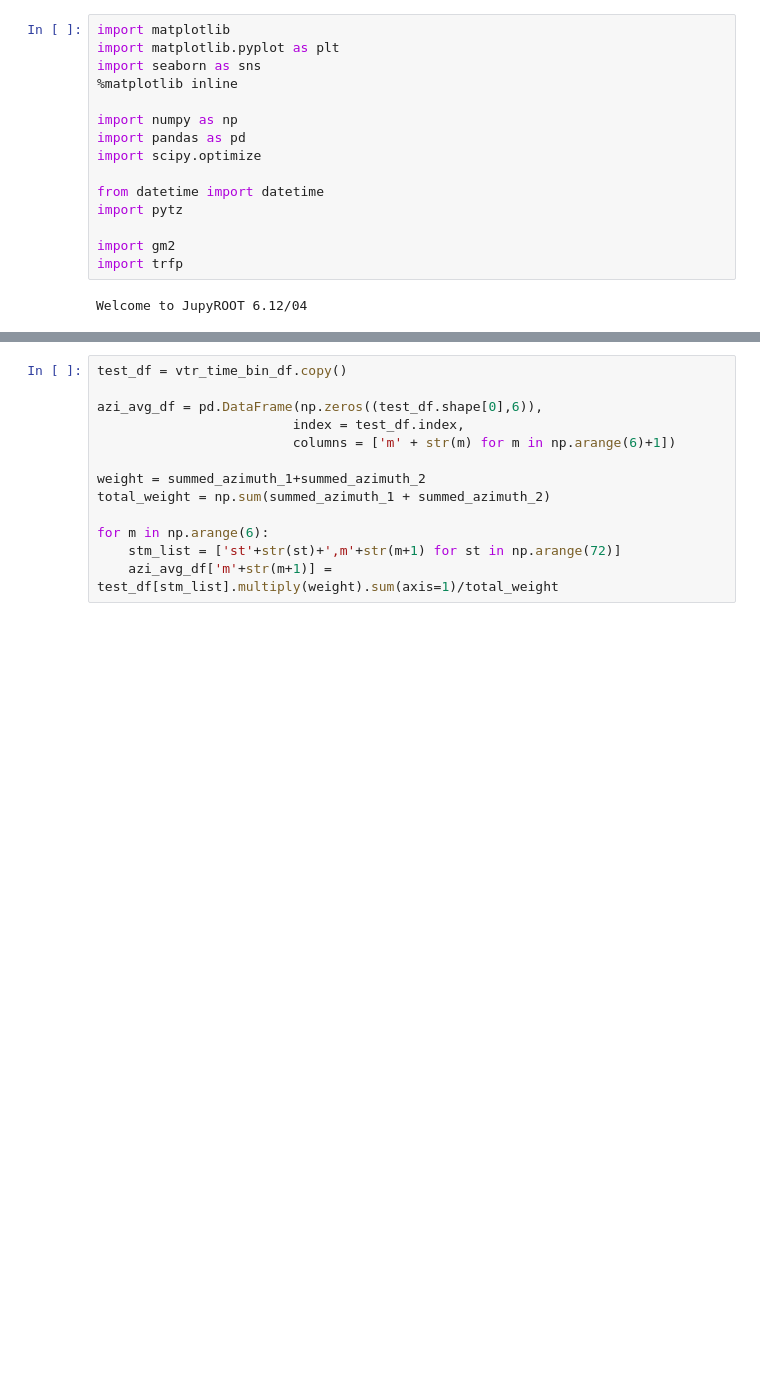
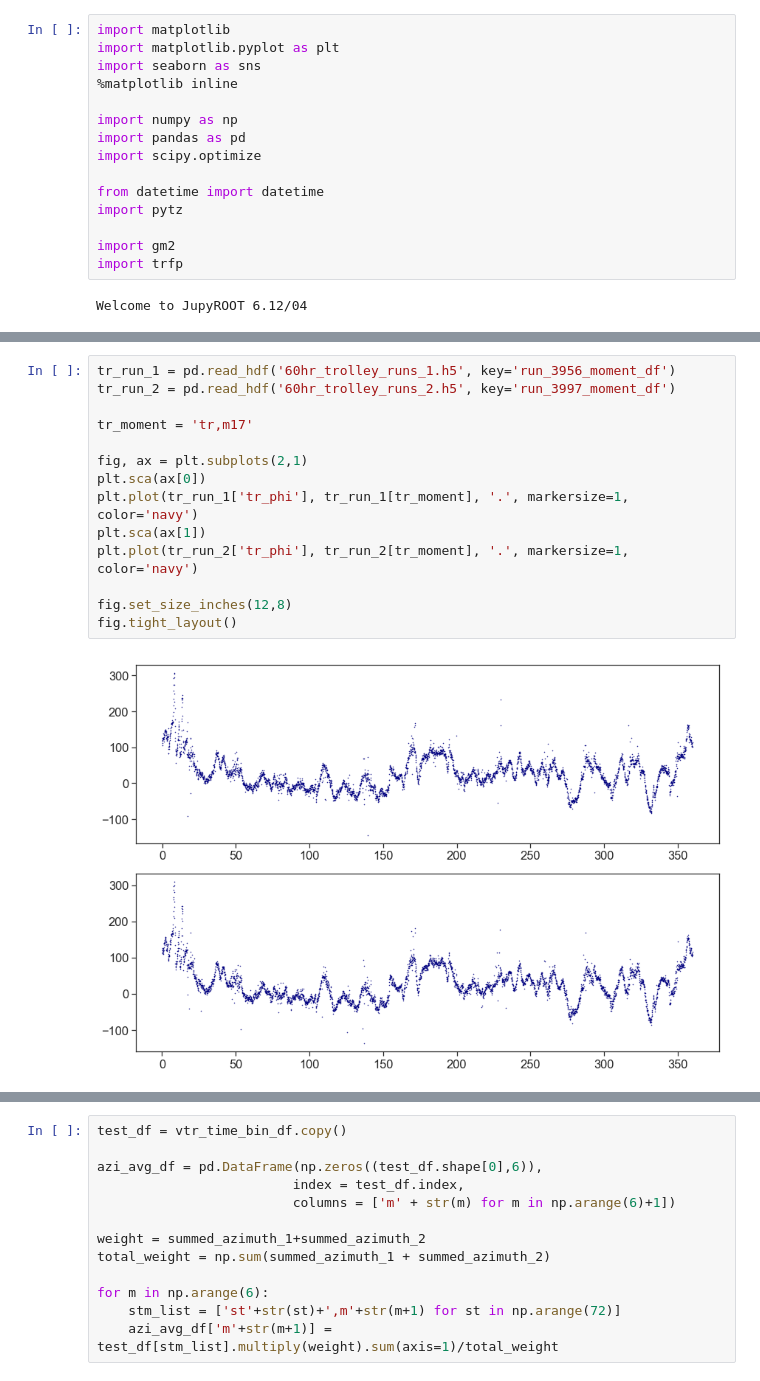
Before and after one commit to aetb/trfp, a Jupyter notebook: 60hr_analysis.ipynb, the cells around one changed output, grey strips where cells are left out. Saved outputs shown, nothing was run; the diff lists cells and outputs as text; blank space fills up the shorter version.

Commit message:
Many new scripts. Notably: New tr footpring removal, moment azimuthal deppendence, and unblinded analysis.

```diff
--- a/60hr_analysis.ipynb
+++ b/60hr_analysis.ipynb
@@ -206,3 +205,19 @@ Adding trolley baselines.
 stm: st71,m4.
 
 Done.
+# %%
+tr_run_1 = pd.read_hdf('60hr_trolley_runs_1.h5', key='run_3956_moment_df')
+tr_run_2 = pd.read_hdf('60hr_trolley_runs_2.h5', key='run_3997_moment_df')
+
+tr_moment = 'tr,m17'
+
+fig, ax = plt.subplots(2,1)
+plt.sca(ax[0])
+plt.plot(tr_run_1['tr_phi'], tr_run_1[tr_moment], '.', markersize=1, color='navy')
+plt.sca(ax[1])
+plt.plot(tr_run_2['tr_phi'], tr_run_2[tr_moment], '.', markersize=1, color='navy')
+
+fig.set_size_inches(12,8)
+fig.tight_layout()
+# %% [output]
+[figure, added]
```
Also changed, not shown: parts of 11 cells of this notebook, 11 other files.
